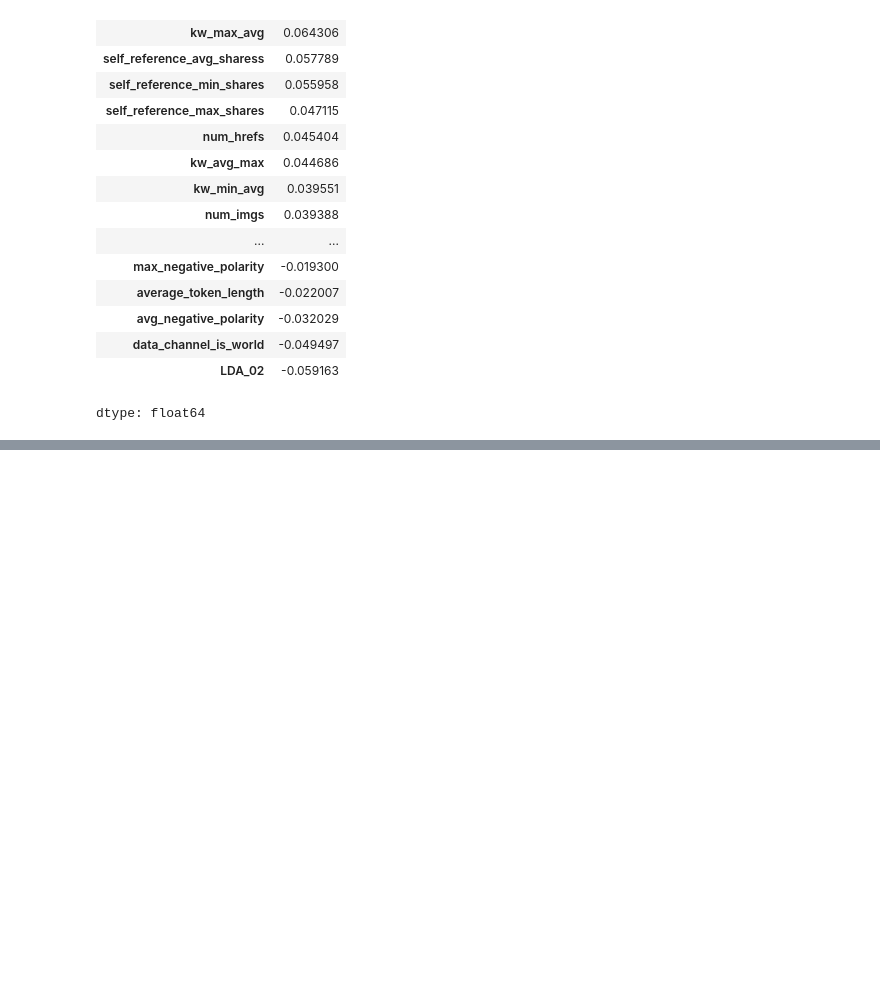
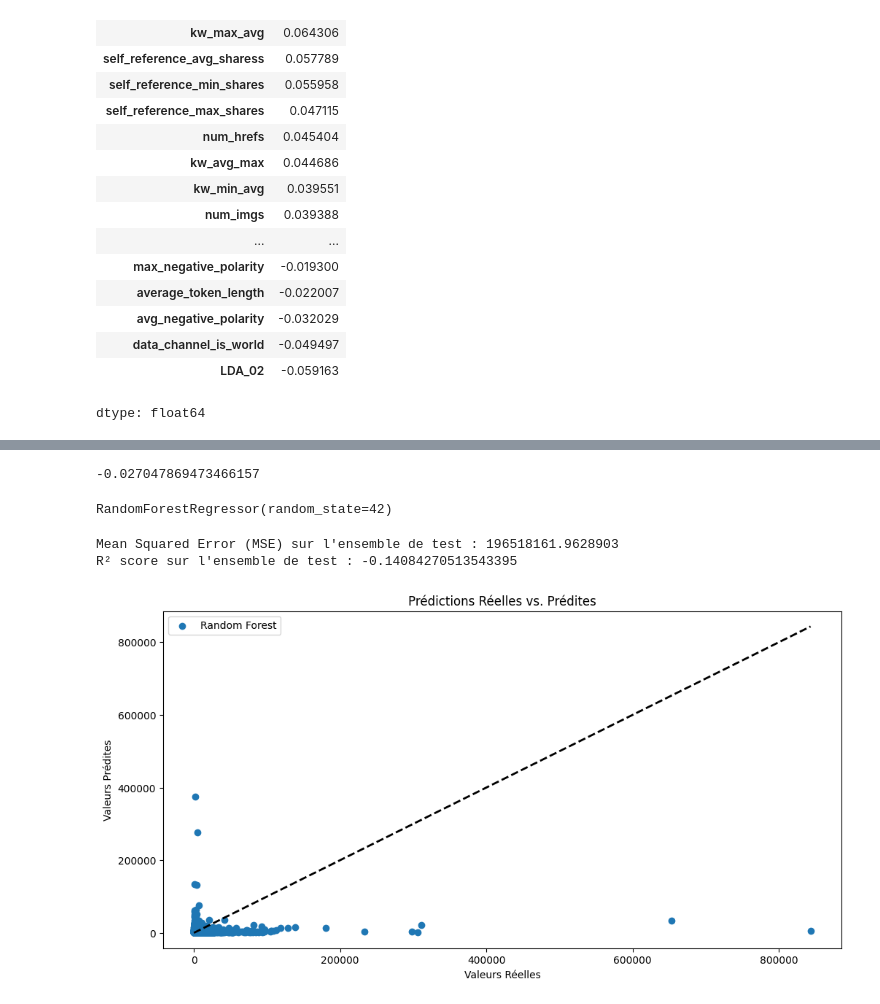
Before and after one commit to GAKIZAB/Projet-Machine-learning-avec-Python, a Jupyter notebook: Prédiction et selection.ipynb, the cells around one changed output, grey strips where cells are left out. Drawn from its saved outputs; the diff is of its cells as text; code cells hidden in the pictures; blank space fills up the shorter version.

```diff
--- a/Prédiction et selection.ipynb
+++ b/Prédiction et selection.ipynb
@@ -92,0 +145,12 @@ plt.show()
+# %%
+X = data.drop('shares', axis=1)
+y = data['shares']
+
+# Séparation en données d'entrainement et de test
+X_train, X_test, y_train, y_test = train_test_split(X, y, test_size=0.3, random_state=42)
+
+random_forest = RandomForestRegressor(n_estimators=100, random_state=42)
+random_forest.fit(X_train, y_train)
+
+# Prédiction
+y_pred_rf = random_forest.predict(X_test)
@@ -92,0 +224,7 @@ plt.show()
+# %%
+mse_rf_pca = mean_squared_error(y_test, y_pred_rf_pca)
+r2_rf_umap = r2_score(y_test, y_pred_rf_pca)
+mse_rf_pca
+r2_rf_umap
+# %% [output]
+-0.027047869473466157
@@ -92,0 +237,6 @@ plt.show()
+# %%
+# Entraîner la Forêt Aléatoire sur les données réduites
+random_forest = RandomForestRegressor(n_estimators=100, random_state=42)
+random_forest.fit(X_train_umap, y_train)
+# %% [output]
+RandomForestRegressor(random_state=42)
@@ -92,0 +248,21 @@ plt.show()
+# %%
+print(f"Mean Squared Error (MSE) sur l'ensemble de test : {mse}")
+print(f"R² score sur l'ensemble de test : {r2}")
+# %% [output]
+Mean Squared Error (MSE) sur l'ensemble de test : 196518161.9628903
+R² score sur l'ensemble de test : -0.14084270513543395
+# %%
+import matplotlib.pyplot as plt
+
+plt.figure(figsize=(12, 6))
+
+# Exemple pour le Random Forest sans réduction de dimension
+plt.scatter(y_test, y_pred_rf, label="Random Forest")
+plt.plot([min(y_test), max(y_test)], [min(y_test), max(y_test)], 'k--', lw=2)
+plt.xlabel("Valeurs Réelles")
+plt.ylabel("Valeurs Prédites")
+plt.title("Prédictions Réelles vs. Prédites")
+plt.legend()
+plt.show()
+# %% [output]
+[figure, added]
```
Also changed, not shown: parts of 21 cells of this notebook.
